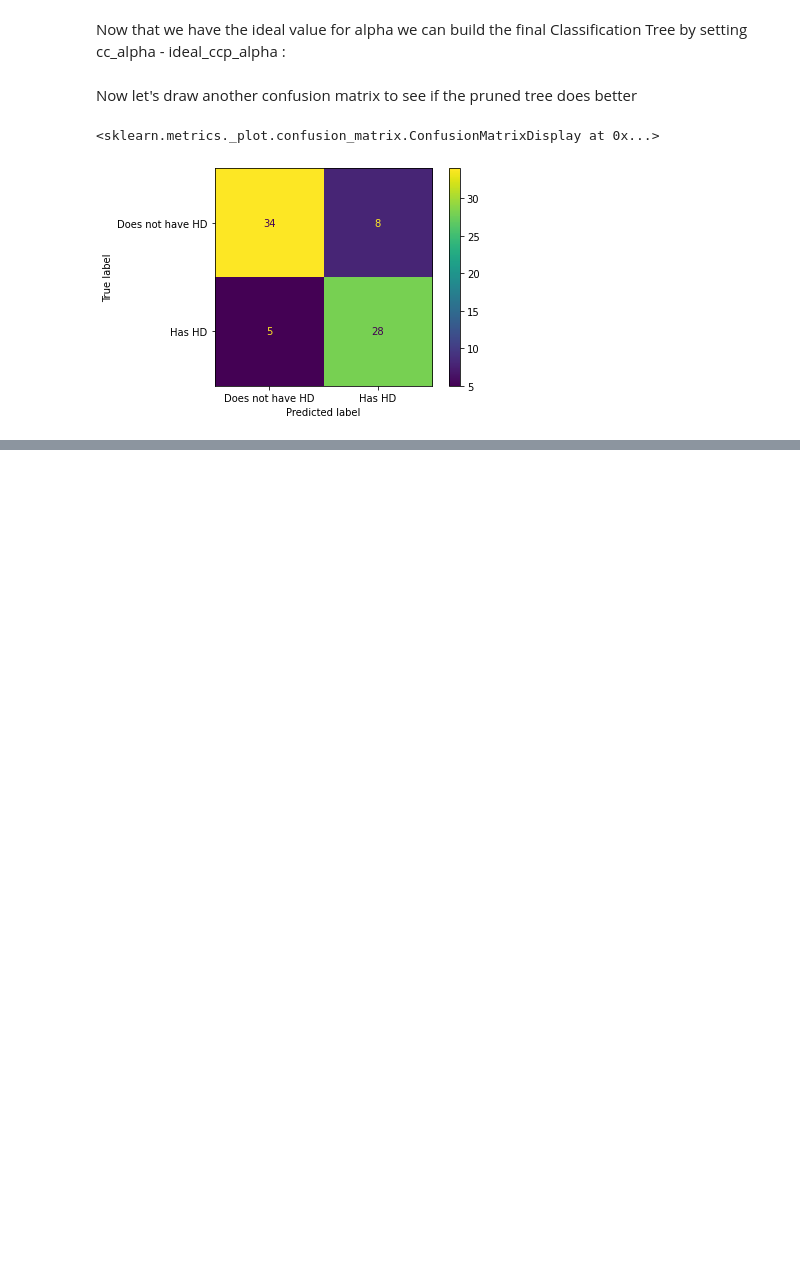
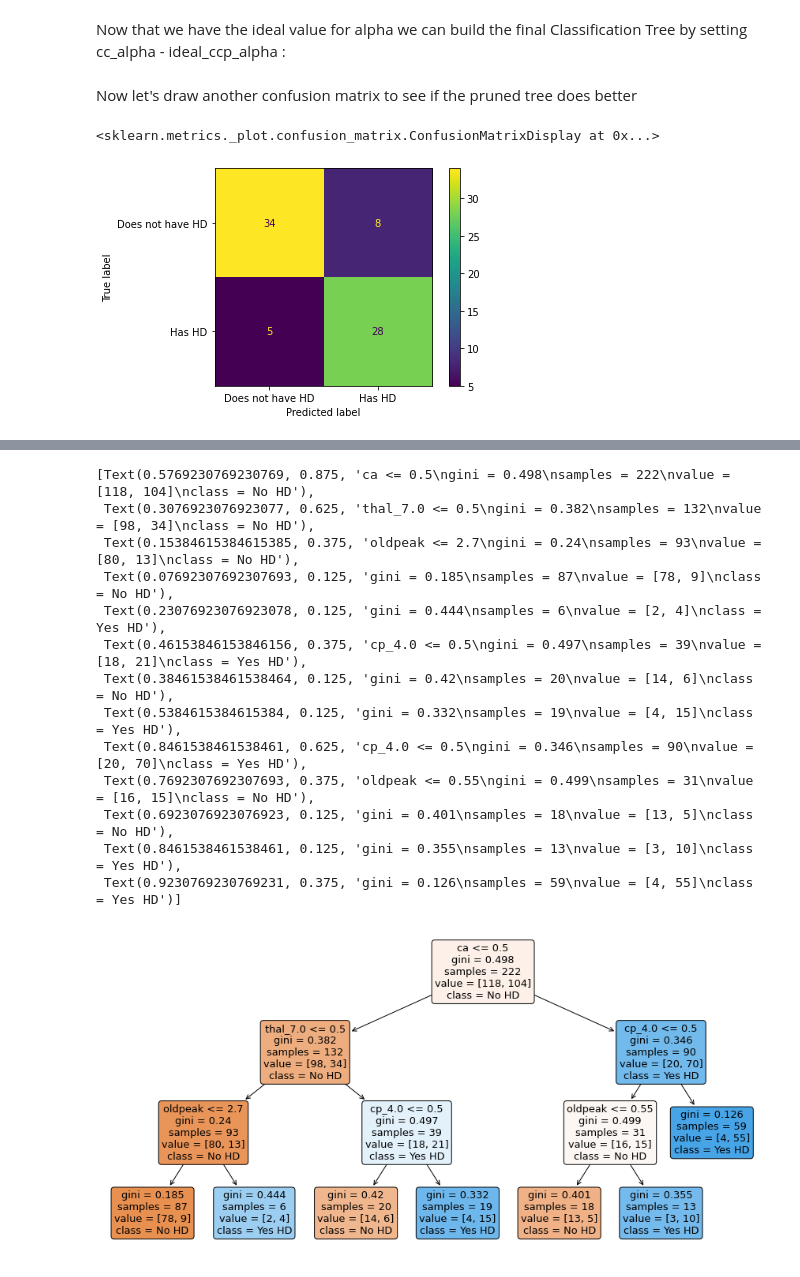
Before and after one commit to Priyo-prog/Machine-Learning, a Jupyter notebook: Decision Tree/Decision_Tree.ipynb, the cells around one changed output, grey strips where cells are left out. Cells and saved outputs as stored; diff of their text form; code cells hidden in the pictures; blank space fills up the shorter version.

```diff
--- a/Decision Tree/Decision_Tree.ipynb
+++ b/Decision Tree/Decision_Tree.ipynb
@@ -460,0 +463,22 @@ plot_confusion_matrix(clf_dt_pruned,
+# %%
+plt.figure(figsize=(15, 7.5))
+plot_tree(clf_dt_pruned,
+          filled=True,
+          rounded=True,
+          class_names=["No HD", "Yes HD"],
+          feature_names=X_encoded.columns)
+# %% [output]
+[Text(0.5769230769230769, 0.875, 'ca <= 0.5\ngini = 0.498\nsamples = 222\nvalue = [118, 104]\nclass = No HD'),
+ Text(0.3076923076923077, 0.625, 'thal_7.0 <= 0.5\ngini = 0.382\nsamples = 132\nvalue = [98, 34]\nclass = No HD'),
+ Text(0.15384615384615385, 0.375, 'oldpeak <= 2.7\ngini = 0.24\nsamples = 93\nvalue = [80, 13]\nclass = No HD'),
+ Text(0.07692307692307693, 0.125, 'gini = 0.185\nsamples = 87\nvalue = [78, 9]\nclass = No HD'),
+ Text(0.23076923076923078, 0.125, 'gini = 0.444\nsamples = 6\nvalue = [2, 4]\nclass = Yes HD'),
+ Text(0.46153846153846156, 0.375, 'cp_4.0 <= 0.5\ngini = 0.497\nsamples = 39\nvalue = [18, 21]\nclass = Yes HD'),
+ Text(0.38461538461538464, 0.125, 'gini = 0.42\nsamples = 20\nvalue = [14, 6]\nclass = No HD'),
+ Text(0.5384615384615384, 0.125, 'gini = 0.332\nsamples = 19\nvalue = [4, 15]\nclass = Yes HD'),
+ Text(0.8461538461538461, 0.625, 'cp_4.0 <= 0.5\ngini = 0.346\nsamples = 90\nvalue = [20, 70]\nclass = Yes HD'),
+ Text(0.7692307692307693, 0.375, 'oldpeak <= 0.55\ngini = 0.499\nsamples = 31\nvalue = [16, 15]\nclass = No HD'),
+ Text(0.6923076923076923, 0.125, 'gini = 0.401\nsamples = 18\nvalue = [13, 5]\nclass = No HD'),
+ Text(0.8461538461538461, 0.125, 'gini = 0.355\nsamples = 13\nvalue = [3, 10]\nclass = Yes HD'),
+ Text(0.9230769230769231, 0.375, 'gini = 0.126\nsamples = 59\nvalue = [4, 55]\nclass = Yes HD')]
+[figure, added]
```
Also changed, not shown: parts of 1 cell of this notebook.
